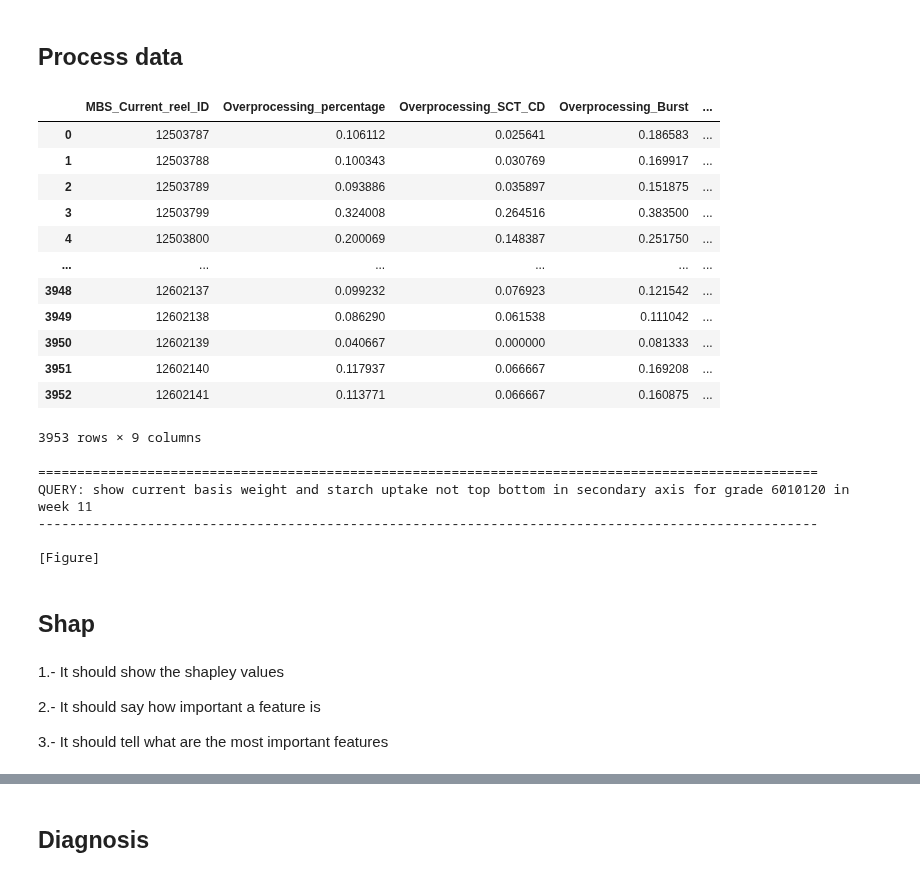
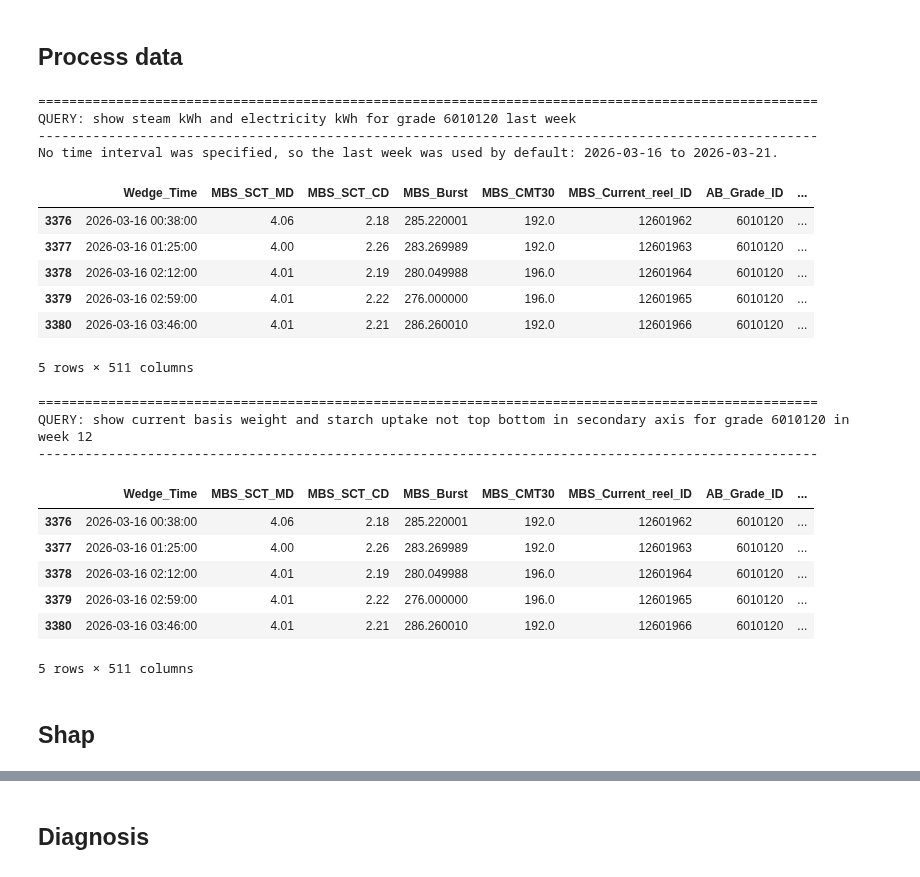
Before and after one commit to Miggon-dev/costimiser2, a Jupyter notebook: ai_process_analyst.ipynb, the cells around one changed output, grey strips where cells are left out. Drawn from its saved outputs; the diff is of its cells as text; code cells hidden in the pictures.

```diff
--- a/ai_process_analyst.ipynb
+++ b/ai_process_analyst.ipynb
@@ -1447,32 +1432,29 @@ overprocessing=overprocessing.reset_index()[["MBS_Current_reel_ID","Overprocessi
-# %%
-overprocessing
-# %% [output]
-|  | MBS_Current_reel_ID | Overprocessing_percentage | Overprocessing_SCT_CD | Overprocessing_Burst | ... |
-| 0 | 12503787 | 0.106112 | 0.025641 | 0.186583 | ... |
-| 1 | 12503788 | 0.100343 | 0.030769 | 0.169917 | ... |
-| 2 | 12503789 | 0.093886 | 0.035897 | 0.151875 | ... |
-| 3 | 12503799 | 0.324008 | 0.264516 | 0.383500 | ... |
-| 4 | 12503800 | 0.200069 | 0.148387 | 0.251750 | ... |
-| ... | ... | ... | ... | ... | ... |
-| 3948 | 12602137 | 0.099232 | 0.076923 | 0.121542 | ... |
-| 3949 | 12602138 | 0.086290 | 0.061538 | 0.111042 | ... |
-| 3950 | 12602139 | 0.040667 | 0.000000 | 0.081333 | ... |
-| 3951 | 12602140 | 0.117937 | 0.066667 | 0.169208 | ... |
-| 3952 | 12602141 | 0.113771 | 0.066667 | 0.160875 | ... |
-3953 rows × 9 columns
+# %%
+out = ask("show steam kWh and electricity kWh for grade 6010120 last week")
+# %% [output]
+====================================================================================================
+QUERY: show steam kWh and electricity kWh for grade 6010120 last week
+----------------------------------------------------------------------------------------------------
+No time interval was specified, so the last week was used by default: 2026-03-16 to 2026-03-21.
+|  | Wedge_Time | MBS_SCT_MD | MBS_SCT_CD | MBS_Burst | MBS_CMT30 | MBS_Current_reel_ID | AB_Grade_ID | ... |
+| 3376 | 2026-03-16 00:38:00 | 4.06 | 2.18 | 285.220001 | 192.0 | 12601962 | 6010120 | ... |
+| 3377 | 2026-03-16 01:25:00 | 4.00 | 2.26 | 283.269989 | 192.0 | 12601963 | 6010120 | ... |
+| 3378 | 2026-03-16 02:12:00 | 4.01 | 2.19 | 280.049988 | 196.0 | 12601964 | 6010120 | ... |
+| 3379 | 2026-03-16 02:59:00 | 4.01 | 2.22 | 276.000000 | 196.0 | 12601965 | 6010120 | ... |
+| 3380 | 2026-03-16 03:46:00 | 4.01 | 2.21 | 286.260010 | 192.0 | 12601966 | 6010120 | ... |
+5 rows × 511 columns
 # %%
-out = ask("show current basis weight and starch uptake not top bottom in secondary axis for grade 6010120 in week 11")
+out = ask("show current basis weight and starch uptake not top bottom in secondary axis for grade 6010120 in week 12")
 # %% [output]
 ====================================================================================================
-QUERY: show current basis weight and starch uptake not top bottom in secondary axis for grade 6010120 in week 11
+QUERY: show current basis weight and starch uptake not top bottom in secondary axis for grade 6010120 in week 12
 ----------------------------------------------------------------------------------------------------
-
-[Figure]
+|  | Wedge_Time | MBS_SCT_MD | MBS_SCT_CD | MBS_Burst | MBS_CMT30 | MBS_Current_reel_ID | AB_Grade_ID | ... |
+| 3376 | 2026-03-16 00:38:00 | 4.06 | 2.18 | 285.220001 | 192.0 | 12601962 | 6010120 | ... |
+| 3377 | 2026-03-16 01:25:00 | 4.00 | 2.26 | 283.269989 | 192.0 | 12601963 | 6010120 | ... |
+| 3378 | 2026-03-16 02:12:00 | 4.01 | 2.19 | 280.049988 | 196.0 | 12601964 | 6010120 | ... |
+| 3379 | 2026-03-16 02:59:00 | 4.01 | 2.22 | 276.000000 | 196.0 | 12601965 | 6010120 | ... |
+| 3380 | 2026-03-16 03:46:00 | 4.01 | 2.21 | 286.260010 | 192.0 | 12601966 | 6010120 | ... |
+5 rows × 511 columns
 # %% [markdown]
 ## Shap
-# %% [markdown]
-1.- It should show the shapley values
-
-2.- It should say how important a feature is
-
-3.-  It should tell what are the most important features
```
Also changed, not shown: parts of 19 cells of this notebook, 6 other files.
